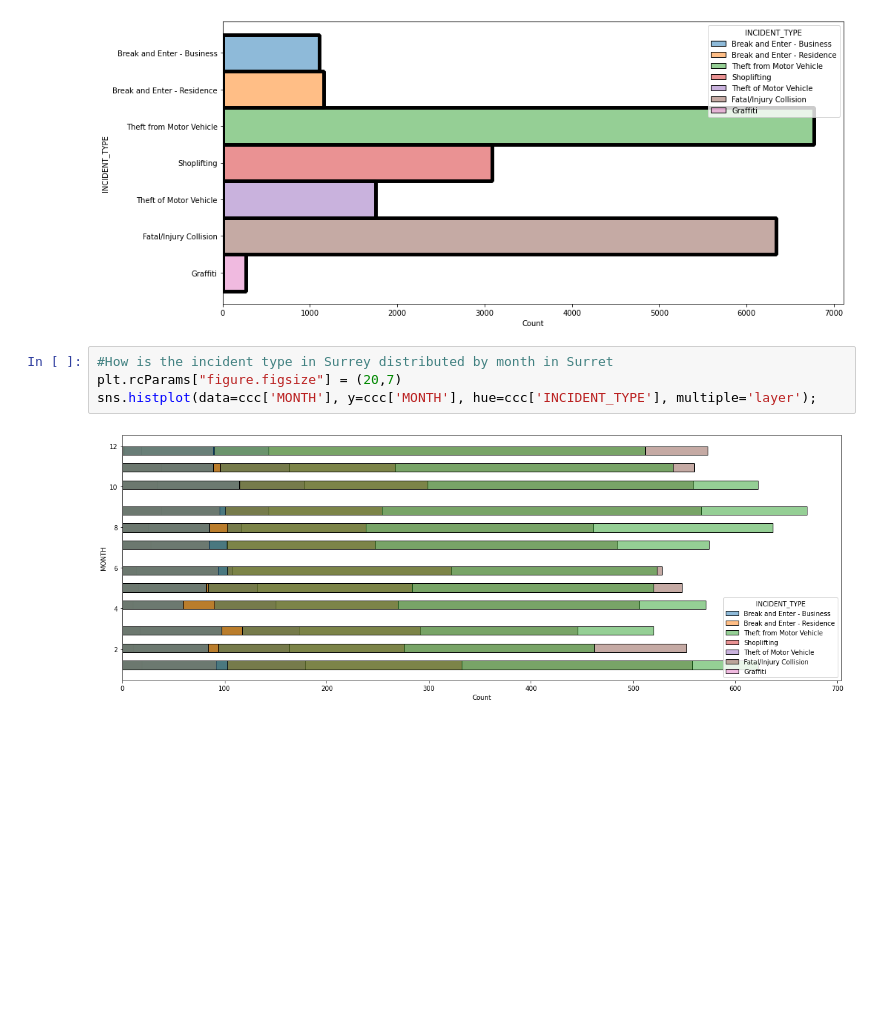
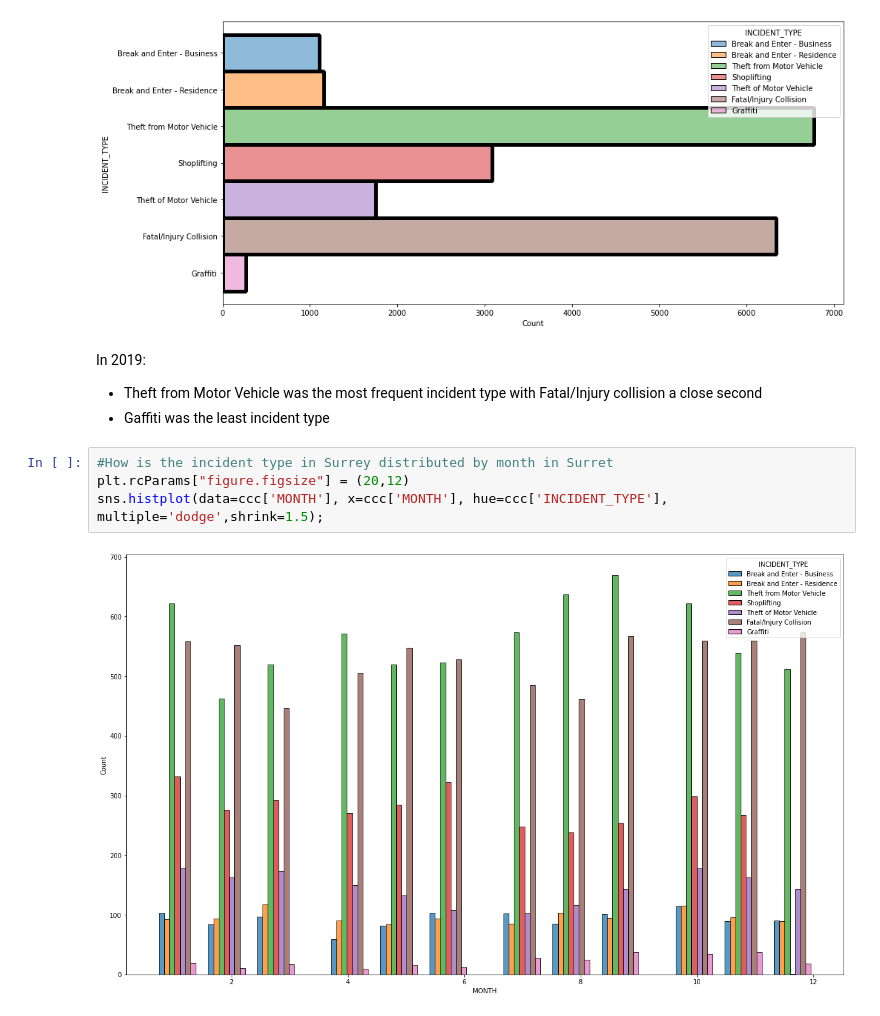
Before and after one commit to juwimana/Surrey-Crime-and-Collision-Incidents, a Jupyter notebook: Surrey_Crime_and_Collision_Incidents.ipynb, the cells around one changed output. Drawn from its saved outputs; the diff is of its cells as text; blank space fills up the shorter version.

```diff
--- a/Surrey_Crime_and_Collision_Incidents.ipynb
+++ b/Surrey_Crime_and_Collision_Incidents.ipynb
@@ -129,9 +129,14 @@ plt.rcParams["figure.figsize"] = (15,7)
 sns.histplot(data=ccc['INCIDENT_TYPE'], y=ccc['INCIDENT_TYPE'], hue=ccc['INCIDENT_TYPE']);
 # %% [output]
 [figure]
+# %% [markdown]
+
+In 2019:
+*   Theft from Motor Vehicle was the most frequent incident type with Fatal/Injury collision a close second
+*   Gaffiti was the least incident type
 # %%
 #How is the incident type in Surrey distributed by month in Surret
-plt.rcParams["figure.figsize"] = (20,7)
-sns.histplot(data=ccc['MONTH'], y=ccc['MONTH'], hue=ccc['INCIDENT_TYPE'], multiple='layer');
+plt.rcParams["figure.figsize"] = (20,12)
+sns.histplot(data=ccc['MONTH'], x=ccc['MONTH'], hue=ccc['INCIDENT_TYPE'], multiple='dodge',shrink=1.5);
 # %% [output]
-[figure, old version]
+[figure, new version]
```
Also changed, not shown: parts of 3 cells of this notebook.
